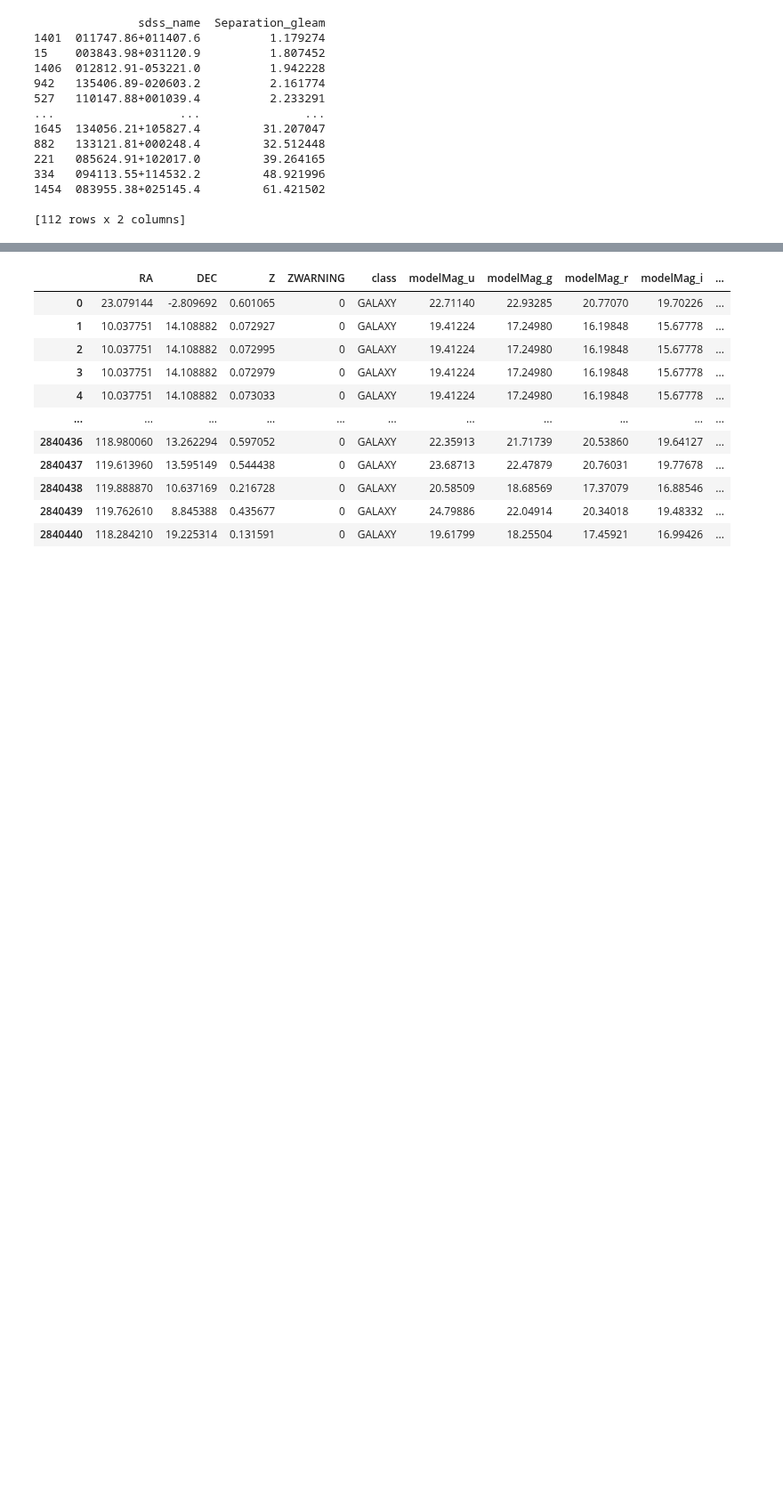
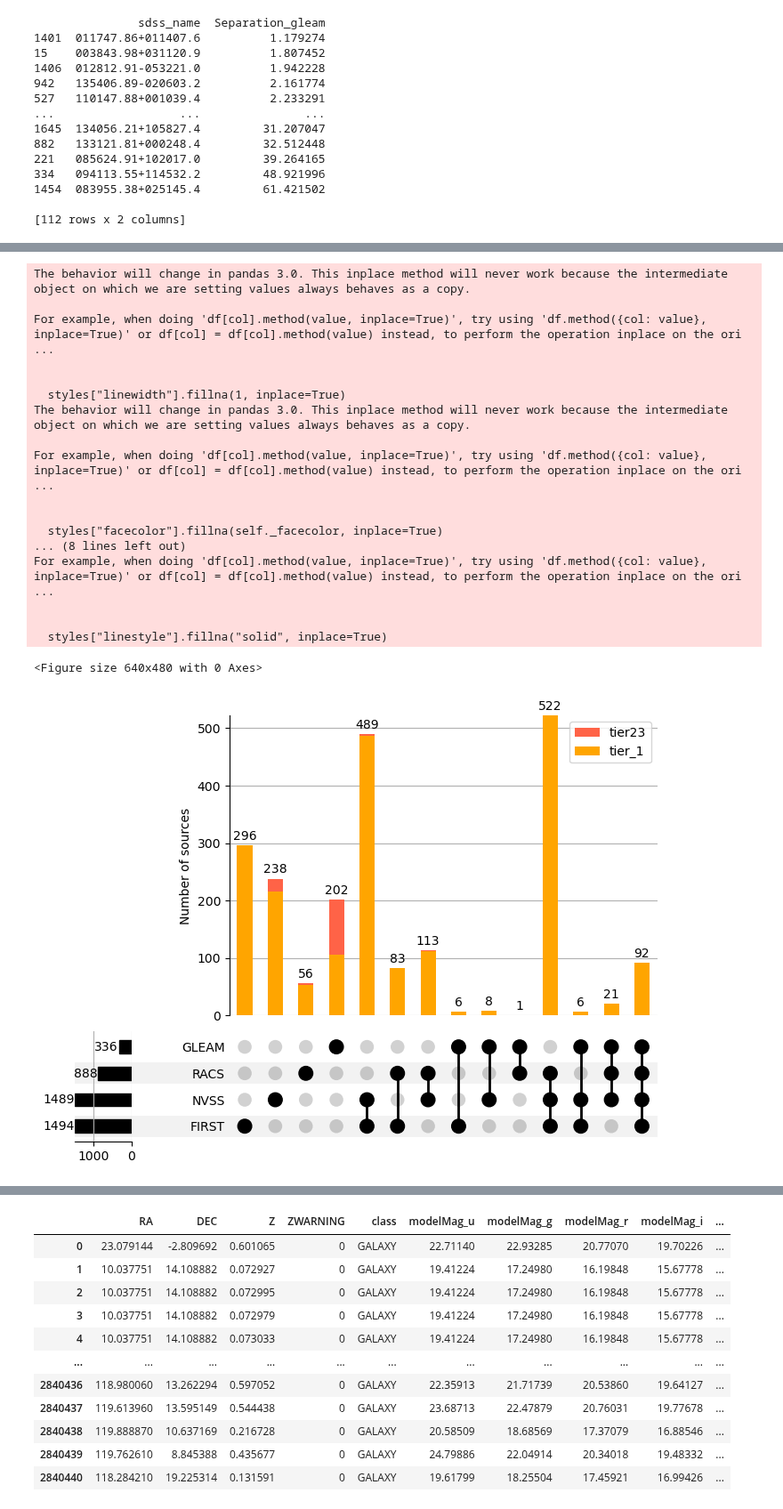
Before and after one commit to ykzhang112233/highz-catalogue, a Jupyter notebook: scripts/0-result_analysis.ipynb, the cells around one changed output, grey strips where cells are left out. Shown at 89% size. Saved outputs shown, nothing was run; the diff lists cells and outputs as text; code cells hidden in the pictures; blank space fills up the shorter version.

Commit message:
updated the final cat and make the UpSet plot

```diff
--- a/scripts/0-result_analysis.ipynb
+++ b/scripts/0-result_analysis.ipynb
@@ -319,0 +358,9 @@ print(test_df)
+# %%
+#from df_ref, only extract rows with same sdss_name as df_fi
+df_ref_filtered = df_ref[df_ref['sdss_name'].isin(df_fi['sdss_name'])].reset_index(drop=True)
+
+# check the columns and first few rows
+print(df_ref_filtered.shape)
+
+df_goodz = df_fi[df_fi['z_reliable_flag'] == 1].reset_index(drop=True)
+print(df_goodz.shape)
@@ -319,0 +370,26 @@ print(test_df)
+# %%
+# gather necessary columns for plotting the upsetplot
+from upsetplot import from_indicators
+from upsetplot import UpSet
+import matplotlib.pyplot as plt
+df_upset = df_goodz
+df_upset['FIRST'] = df_upset['source_tier_first'].isin([1, 2, 3])
+df_upset['NVSS'] = df_upset['source_tier_nvss'].isin([1, 2, 3])
+df_upset['GLEAM'] = df_upset['source_tier_gleam'].isin([1, 2, 3])
+df_upset['RACS'] = df_upset['source_tier_racs'].isin([1, 2, 3])
+
+upset_data = from_indicators(data=df_upset, indicators=['FIRST', 'NVSS', 'GLEAM', 'RACS'])
+# %%
+def get_tier_flag(row):
+    tiers = [row['source_tier_first'], row['source_tier_nvss'],
+             row['source_tier_gleam'], row['source_tier_racs']]
+    if any(t == 1 for t in tiers):
+        return 'tier_1'
+    elif any(t in [2, 3] for t in tiers):
+        return 'tier23'
+    else:
+        return 'none'  # 可选
+df_upset['tier_flag'] = df_upset.apply(get_tier_flag, axis=1)
+# %%
+upset_data = from_indicators(data=df_upset, indicators=['FIRST', 'NVSS', 'GLEAM', 'RACS'])
+upset_data
@@ -319,0 +411,29 @@ print(test_df)
+# %%
+from matplotlib import cm
+colors = ["tomato","orange"]
+up_2 = UpSet(upset_data, intersection_plot_elements=0,show_counts=True,sort_by='degree')
+up_2.add_stacked_bars(by="tier_flag", colors=colors, title="Number of sources", elements=10)
+
+plt.tight_layout()
+up_2.plot()
+plt.savefig("radio_tier_upsetplot.png", dpi=300)
+# %% [output]
+The behavior will change in pandas 3.0. This inplace method will never work because the intermediate object on which we are setting values always behaves as a copy.
+
+For example, when doing 'df[col].method(value, inplace=True)', try using 'df.method({col: value}, inplace=True)' or df[col] = df[col].method(value) instead, to perform the operation inplace on the ori ...
+
+
+  styles["linewidth"].fillna(1, inplace=True)
+The behavior will change in pandas 3.0. This inplace method will never work because the intermediate object on which we are setting values always behaves as a copy.
+
+For example, when doing 'df[col].method(value, inplace=True)', try using 'df.method({col: value}, inplace=True)' or df[col] = df[col].method(value) instead, to perform the operation inplace on the ori ...
+
+
+  styles["facecolor"].fillna(self._facecolor, inplace=True)
+... (8 lines left out)
+For example, when doing 'df[col].method(value, inplace=True)', try using 'df.method({col: value}, inplace=True)' or df[col] = df[col].method(value) instead, to perform the operation inplace on the ori ...
+
+
+  styles["linestyle"].fillna("solid", inplace=True)
+<Figure size 640x480 with 0 Axes>
+[figure, added]
```
Also changed, not shown: parts of 16 cells of this notebook, 5 other files.
